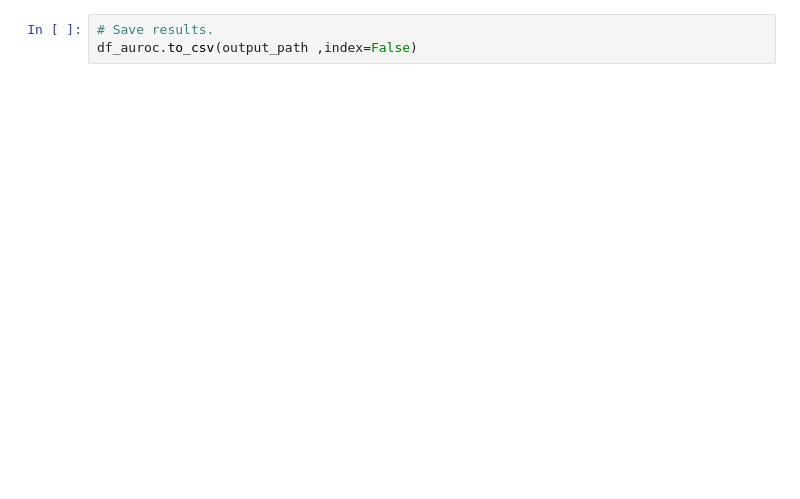
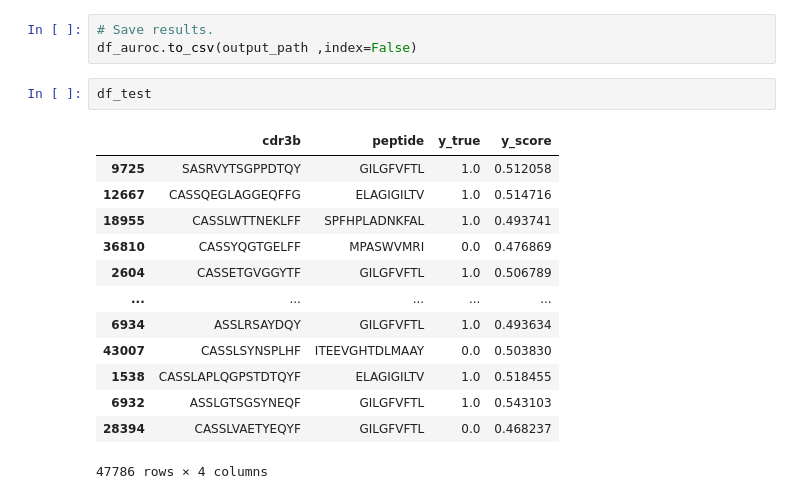
Before and after one commit to andreyto/fork-tcr-dataset-size-estimation, a Jupyter notebook: models_benchmark/bootstrap.ipynb, the cells around one changed output. Cells and saved outputs as stored; diff of their text form; blank space fills up the shorter version.

```diff
--- a/models_benchmark/bootstrap.ipynb
+++ b/models_benchmark/bootstrap.ipynb
@@ -361,3 +368,19 @@ df_auroc
 # %%
 # Save results.
 df_auroc.to_csv(output_path ,index=False)
+# %%
+df_test
+# %% [output]
+|  | cdr3b | peptide | y_true | y_score |
+| 9725 | SASRVYTSGPPDTQY | GILGFVFTL | 1.0 | 0.512058 |
+| 12667 | CASSQEGLAGGEQFFG | ELAGIGILTV | 1.0 | 0.514716 |
+| 18955 | CASSLWTTNEKLFF | SPFHPLADNKFAL | 1.0 | 0.493741 |
+| 36810 | CASSYQGTGELFF | MPASWVMRI | 0.0 | 0.476869 |
+| 2604 | CASSETGVGGYTF | GILGFVFTL | 1.0 | 0.506789 |
+| ... | ... | ... | ... | ... |
+| 6934 | ASSLRSAYDQY | GILGFVFTL | 1.0 | 0.493634 |
+| 43007 | CASSLSYNSPLHF | ITEEVGHTDLMAAY | 0.0 | 0.503830 |
+| 1538 | CASSLAPLQGPSTDTQYF | ELAGIGILTV | 1.0 | 0.518455 |
+| 6932 | ASSLGTSGSYNEQF | GILGFVFTL | 1.0 | 0.543103 |
+| 28394 | CASSLVAETYEQYF | GILGFVFTL | 0.0 | 0.468237 |
+47786 rows × 4 columns
```
Also changed, not shown: parts of 5 cells of this notebook.
